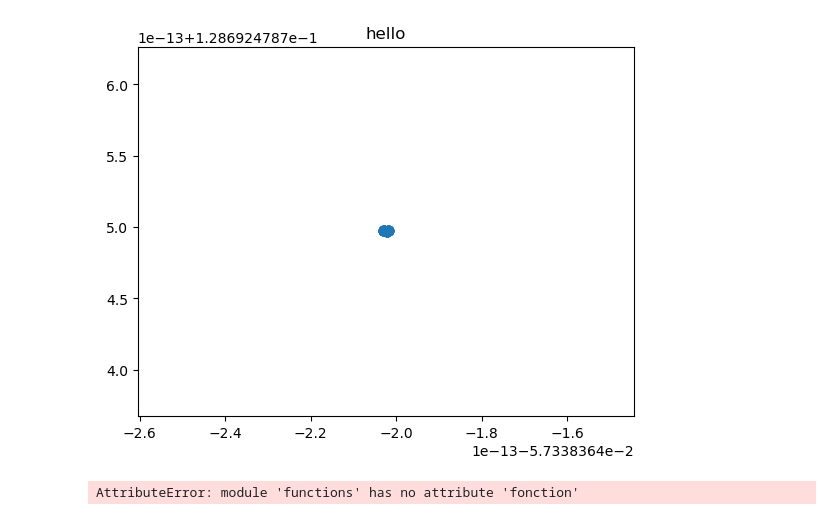
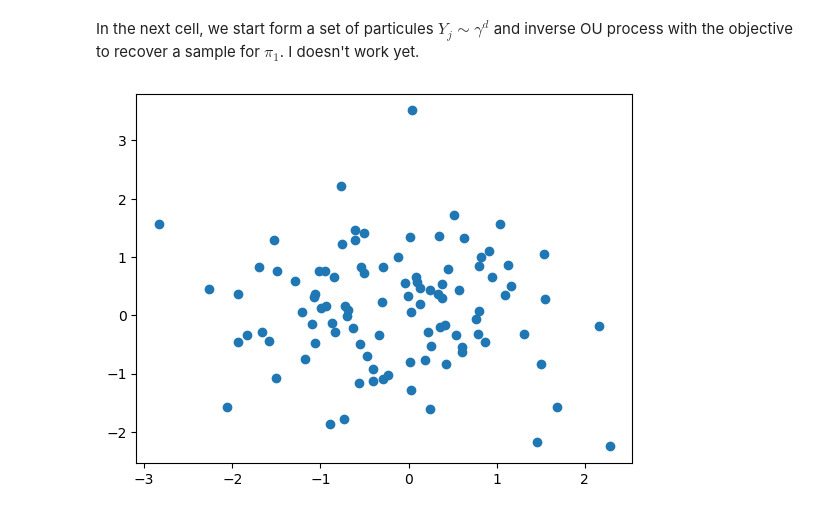
Before and after one commit to clementinechazal/kernel-path, a Jupyter notebook: ou_stein_path.ipynb, the cells around one changed output. Drawn from its saved outputs; the diff is of its cells as text; code cells hidden in the pictures.

```diff
--- a/ou_stein_path.ipynb
+++ b/ou_stein_path.ipynb
@@ -6,12 +9,9 @@ import functions as fc
 # %%
-n = 100
+n = 200
 d = 2
 
-Mu = [np.zeros(2), 5*np.ones(2)]
+Mu = [-2.5*np.ones(2), 2.5*np.ones(2)]
 Sigma = [np.identity(2), np.identity(2)]
 p = [1/2, 1/2]
 
-X1 =fc.mixt_gauss(Mu, Sigma, n, p)
-plt.scatter(X1[:, 0], X1[:, 1])
-plt.title("X1")
-plt.show()
+X1 =fc.mixt_gauss(Mu, Sigma, n, p) # Samples from the target distribution pi_1, a mixture of 2 gaussians
@@ -20,5 +18,5 @@ plt.show()
 # %%
-sigma =5
+sigma = 10
 k = lambda x,y : fc.k_gauss(x,y,sigma)
 dk = lambda x,y : fc.dk_gauss(x,y,sigma)
 ddk = lambda x,y : fc.ddk_gauss(x,y,sigma)
@@ -63,16 +68,13 @@ plt.show()
+# %% [markdown]
+In the next cell, we start form a set of particules $Y_j \sim \gamma^d$ and inverse OU process with the objective to recover a sample for $\pi_1$. I doesn't work yet.
 # %%
 m = 100
 Y = scs.multivariate_normal.rvs(np.zeros(d),np.identity(d),m)
 
 for i in range(K):
     Y = Y - tau * V[K-1-i](Y)
 
 plt.scatter(Y[:,0], Y[:,1])
-plt.title("hello")
 plt.show()
 # %% [output]
-[figure, old version]
+[figure, new version]
-# %%
-fc.fonction()
-# %% [output]
-AttributeError: module 'functions' has no attribute 'fonction'
```
Also changed, not shown: parts of 4 cells of this notebook, 1 other file.
